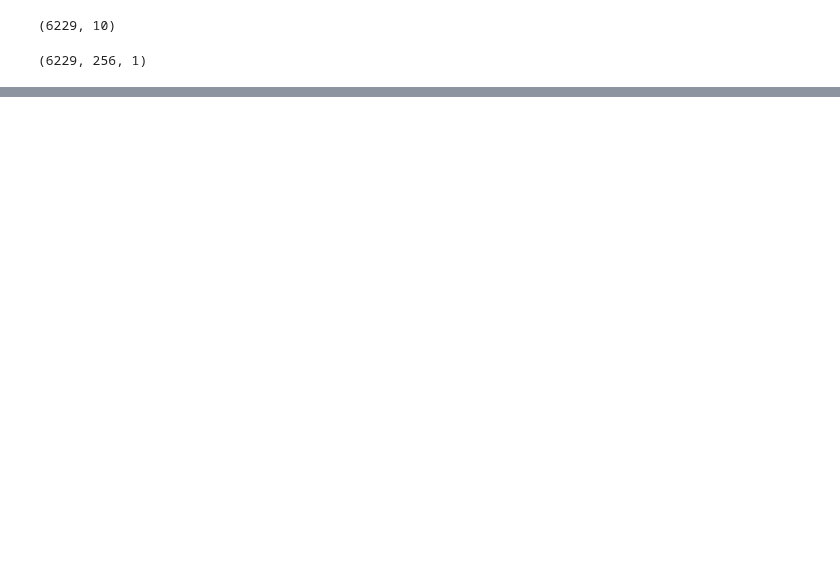
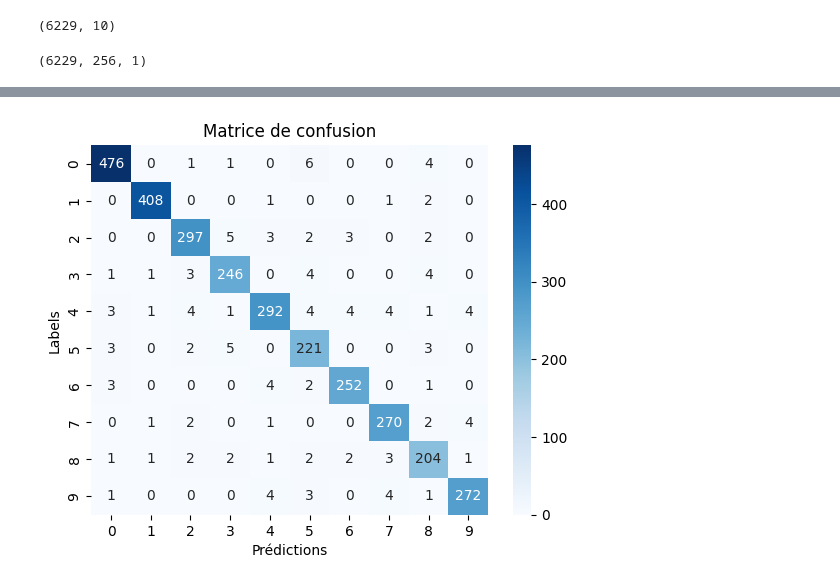
Before and after one commit to Amayas29/neural-networks, a Jupyter notebook: experimentations/convolution.ipynb, the cells around one changed output, grey strips where cells are left out. Drawn from its saved outputs; the diff is of its cells as text; code cells hidden in the pictures; blank space fills up the shorter version.

```diff
--- a/experimentations/convolution.ipynb
+++ b/experimentations/convolution.ipynb
@@ -59,0 +60,5 @@ Training completed.
+# %%
+y_test_hat = net_500_ep.predict(X_test[:,:,np.newaxis]).reshape(-1)
+df = classification_report(y_test_hat, y_test, [f"{i}" for i in range(10)])
+# %% [output]
+[figure, added]
```
Also changed, not shown: parts of 5 cells of this notebook.
